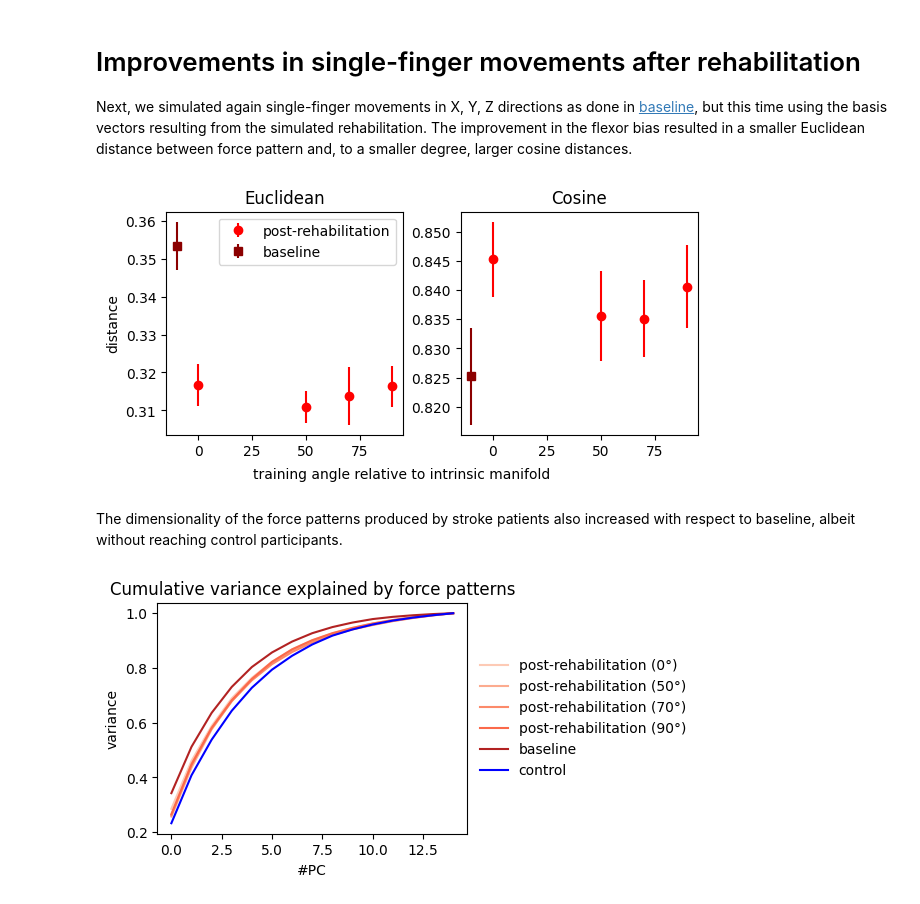
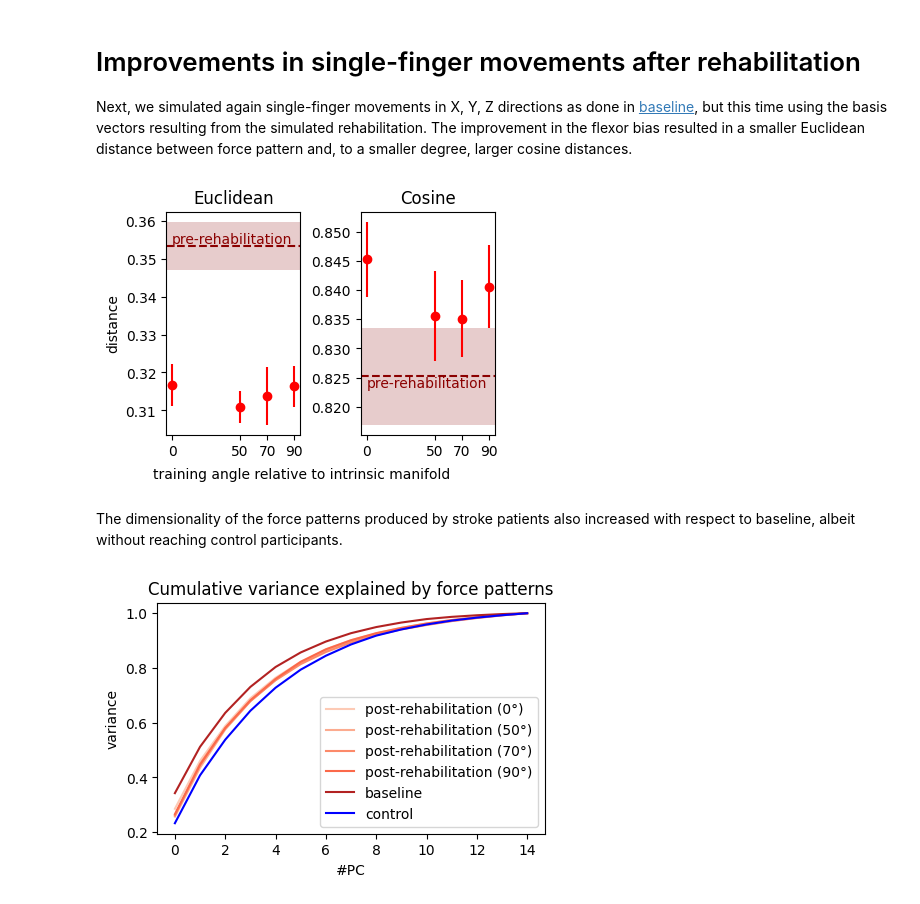
Before and after one commit to mnlmrc/OffManifoldLearning, a Jupyter notebook: notebooks/post_rehab.ipynb, the cells around one changed output. Saved outputs shown, nothing was run; the diff lists cells and outputs as text; code cells hidden in the pictures.

```diff
--- a/notebooks/post_rehab.ipynb
+++ b/notebooks/post_rehab.ipynb
@@ -21,6 +21,14 @@ group = ['stroke',  'intact']
 tinfo_bs = pd.read_csv(os.path.join(gl.baseDir, 'baseline', 'tinfo.tsv'), sep='\t')
 tinfo = pd.read_csv(os.path.join(gl.baseDir, 'post_rehab', 'tinfo.tsv'), sep='\t')
 angle = [0, 50, 70, 90]
+euc = np.load(os.path.join(gl.baseDir, 'post_rehab', 'euclidean.npy'))
+cos = np.load(os.path.join(gl.baseDir, 'post_rehab', 'cosine.npy'))
+euc_p = euc.mean(axis=(3, 4, 5))[0]
+cos_p = cos.mean(axis=(3, 4, 5))[0]
+euc_bs = np.load(os.path.join(gl.baseDir, 'baseline', 'euclidean.npy'))
+cos_bs = np.load(os.path.join(gl.baseDir, 'baseline', 'cosine.npy'))
+euc_p_bs = euc_bs.mean(axis=(2, 3, 4))[0]
+cos_p_bs = cos_bs.mean(axis=(2, 3, 4))[0]
 # %% [markdown]
 # Rehabilitation improves the flexor bias
 The most prominent change induced by the simulated rehabilitation was a reduction in the flexor bias introduced in
@@ -60,38 +68,33 @@ Next, we simulated again single-finger movements in X, Y, Z directions as done i
 vectors resulting from the simulated rehabilitation. The improvement in the flexor bias resulted in a smaller
 Euclidean distance between force pattern and, to a smaller degree, larger cosine distances.
 # %%
-euc = np.load(os.path.join(gl.baseDir, 'post_rehab', 'euclidean.npy'))
-cos = np.load(os.path.join(gl.baseDir, 'post_rehab', 'cosine.npy'))
-euc_p = euc.mean(axis=(3, 4, 5))
-cos_p = cos.mean(axis=(3, 4, 5))
+fig, axs = plt.subplots(1, 2, constrained_layout=True, figsize=[4, 3], sharex=True)
 
-euc_bs = np.load(os.path.join(gl.baseDir, 'baseline', 'euclidean.npy'))
-cos_bs = np.load(os.path.join(gl.baseDir, 'baseline', 'cosine.npy'))
-euc_p_bs = euc_bs.mean(axis=(2, 3, 4))
-cos_p_bs = cos_bs.mean(axis=(2, 3, 4))
-
-fig, axs = plt.subplots(1, 2, constrained_layout=True, figsize=[6, 3], sharex=True)
-
-axs[0].errorbar(angle, euc_p[0].mean(axis=-1), yerr=euc_p[0].std(axis=-1) / np.sqrt(N), color='r', fmt='o',label='post-rehabilitation')
-axs[0].errorbar(-10, euc_p_bs[0].mean(axis=-1), yerr=euc_p_bs[0].std(axis=-1) / np.sqrt(N), color='darkred', fmt='s',label='baseline')
+axs[0].errorbar(angle, euc_p.mean(axis=-1), yerr=euc_p.std(axis=-1) / np.sqrt(N), color='r', fmt='o',label='post-rehabilitation')
+axs[0].axhline(euc_p_bs.mean(axis=-1), color='darkred', ls='--')
+axs[0].axhspan(euc_p_bs.mean(axis=-1) - euc_p_bs.std(axis=-1) / np.sqrt(N), euc_p_bs.mean(axis=-1) + euc_p_bs.std(axis=-1) / np.sqrt(N), color='darkred', lw=0, alpha=0.2)
 axs[0].set_title('Euclidean')
 axs[0].set_ylabel('distance')
-axs[1].errorbar(angle, cos_p[0].mean(axis=-1), yerr=cos_p[0].std(axis=-1) / np.sqrt(N), color='r', fmt='o', label='post-rehabilitation')
-axs[1].errorbar(-10, cos_p_bs[0].mean(axis=-1), yerr=cos_p_bs[0].std(axis=-1) / np.sqrt(N),  color='darkred', fmt='s', label='baseline')
+axs[0].text(0, euc_p_bs.mean(axis=-1), 'pre-rehabilitation', color='darkred', ha='left', va='bottom',)
+axs[1].errorbar(angle, cos_p.mean(axis=-1), yerr=cos_p.std(axis=-1) / np.sqrt(N), color='r', fmt='o', label='post-rehabilitation')
+axs[1].axhline(cos_p_bs.mean(axis=-1), color='darkred', ls='--')
+axs[1].axhspan(cos_p_bs.mean(axis=-1) - cos_p_bs.std(axis=-1) / np.sqrt(N), cos_p_bs.mean(axis=-1) + cos_p_bs.std(axis=-1) / np.sqrt(N), color='darkred', lw=0, alpha=0.2)
+axs[1].text(0, cos_p_bs.mean(axis=-1), 'pre-rehabilitation', color='darkred', ha='left', va='top',)
 axs[1].set_title('Cosine')
-axs[0].legend(loc='upper right',)
+for ax in axs:
+    ax.set_xticks(angle)
 fig.supxlabel('training angle relative to intrinsic manifold', fontsize=10)
 
 plt.show()
 # %% [output]
-[figure, old version]
+[figure, new version]
 # %% [markdown]
 The dimensionality of the force patterns produced by stroke patients also increased with respect to baseline, albeit without reaching control participants.
 # %%
 var_expl_post_rehab = np.load(os.path.join(gl.baseDir, 'post_rehab', 'var_expl.npy'))
 var_expl_bs = np.load(os.path.join(gl.baseDir, 'baseline', 'var_expl.npy'))
 
-fig, ax = plt.subplots(figsize=(4, 3))
+fig, ax = plt.subplots(figsize=(5, 3))
 
 reds = list(plt.cm.Reds(np.linspace(0.2, 0.6, 5)))
 
@@ -102,8 +105,8 @@ ax.plot(np.cumsum(var_expl_bs[1].mean(axis=0)), color='b', ls='-', label='contro
 ax.set_title('Cumulative variance explained by force patterns')
 ax.set_xlabel('#PC')
 ax.set_ylabel('variance')
-ax.legend(frameon=False, bbox_to_anchor=(1, .5), loc='center left')
+ax.legend(loc='lower right')
 
 plt.show()
 # %% [output]
-[figure, old version]
+[figure, new version]
```
